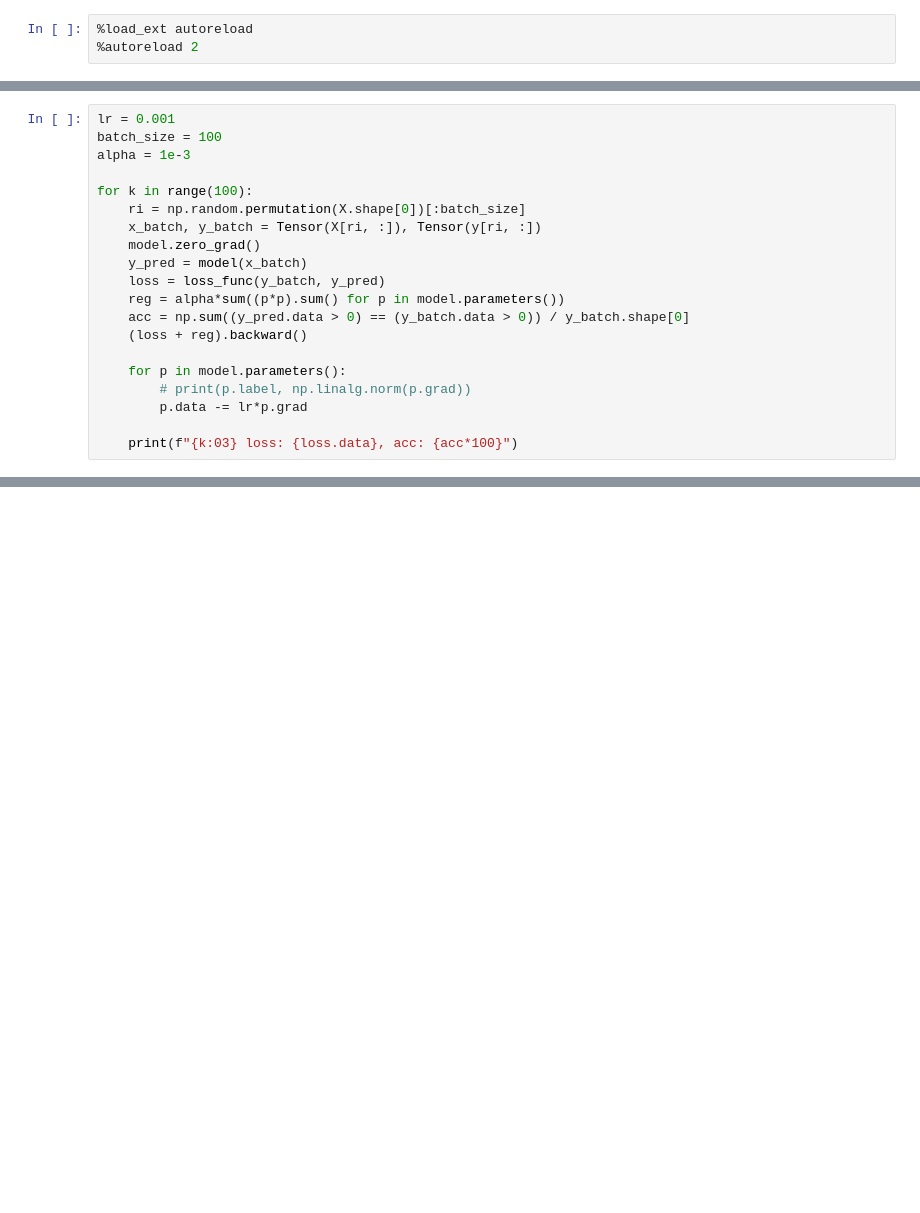
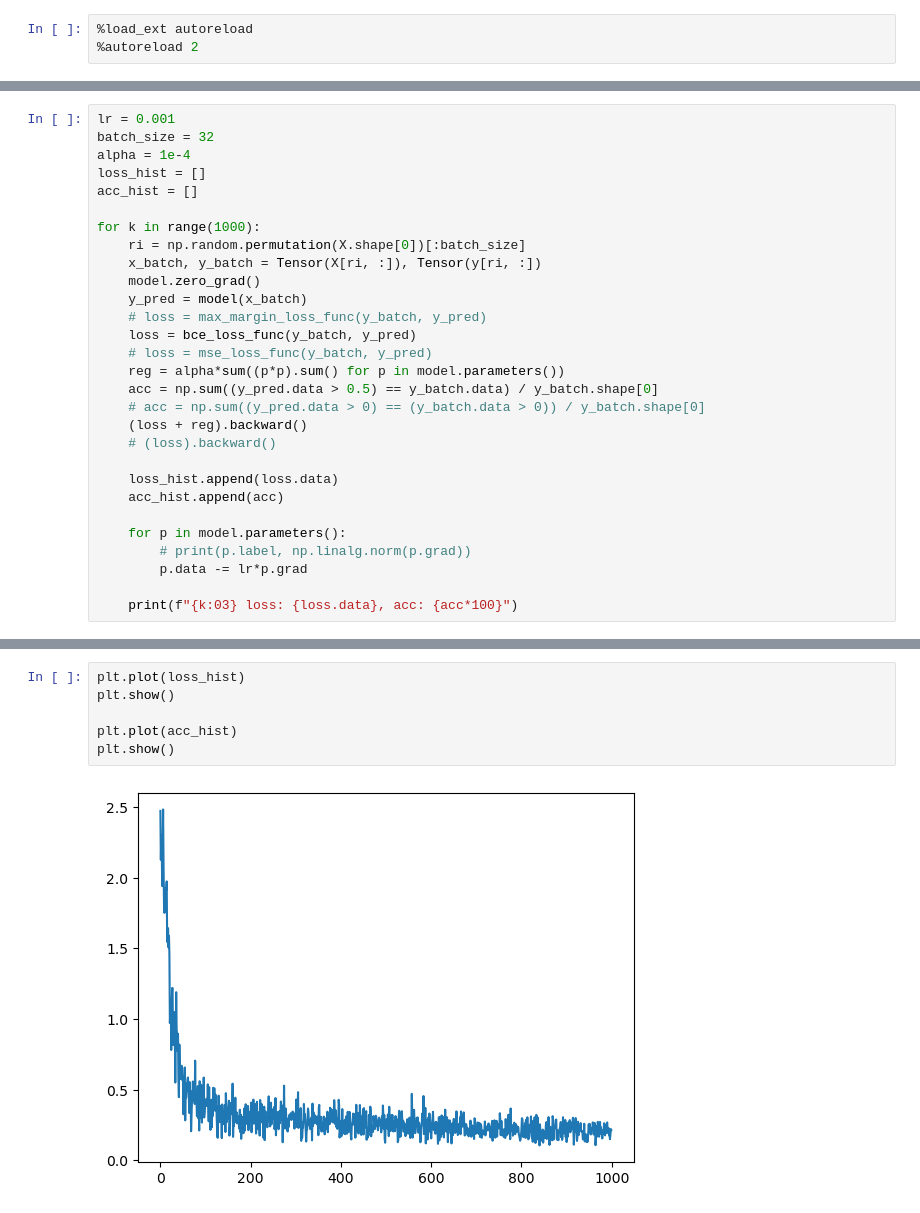
Before and after one commit to tito21/tiny-tensorgrad, a Jupyter notebook: demo.ipynb, the cells around one changed output, grey strips where cells are left out. Drawn from its saved outputs; the diff is of its cells as text; blank space fills up the shorter version.

```diff
--- a/demo.ipynb
+++ b/demo.ipynb
@@ -41,18 +66,27 @@ Label:  data 1455.9260080565127, grad 1.0 op sum
 [drawing not drawn]
 # %%
 lr = 0.001
-batch_size = 100
-alpha = 1e-3
+batch_size = 32
+alpha = 1e-4
+loss_hist = []
+acc_hist = []
 
-for k in range(100):
+for k in range(1000):
     ri = np.random.permutation(X.shape[0])[:batch_size]
     x_batch, y_batch = Tensor(X[ri, :]), Tensor(y[ri, :])
     model.zero_grad()
     y_pred = model(x_batch)
-    loss = loss_func(y_batch, y_pred)
+    # loss = max_margin_loss_func(y_batch, y_pred)
+    loss = bce_loss_func(y_batch, y_pred)
+    # loss = mse_loss_func(y_batch, y_pred)
     reg = alpha*sum((p*p).sum() for p in model.parameters())
-    acc = np.sum((y_pred.data > 0) == (y_batch.data > 0)) / y_batch.shape[0]
+    acc = np.sum((y_pred.data > 0.5) == y_batch.data) / y_batch.shape[0]
+    # acc = np.sum((y_pred.data > 0) == (y_batch.data > 0)) / y_batch.shape[0]
     (loss + reg).backward()
+    # (loss).backward()
+
+    loss_hist.append(loss.data)
+    acc_hist.append(acc)
 
     for p in model.parameters():
         # print(p.label, np.linalg.norm(p.grad))
@@ -97,0 +132,8 @@ plt.show()
+# %%
+plt.plot(loss_hist)
+plt.show()
+
+plt.plot(acc_hist)
+plt.show()
+# %% [output]
+[figure, added]
```
Also changed, not shown: parts of 6 cells of this notebook, 2 other files.
